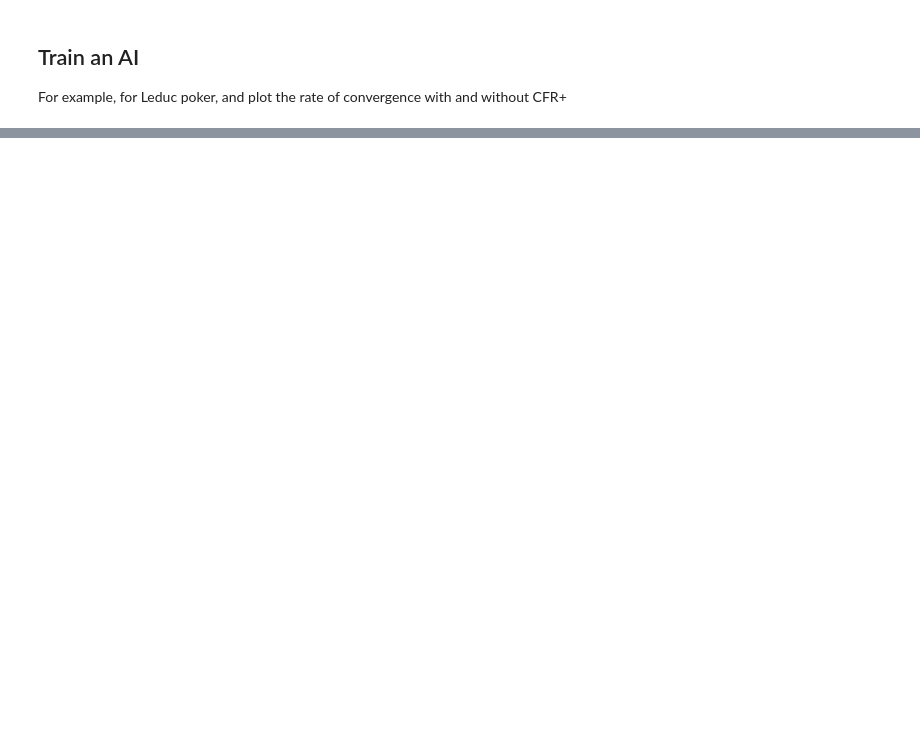
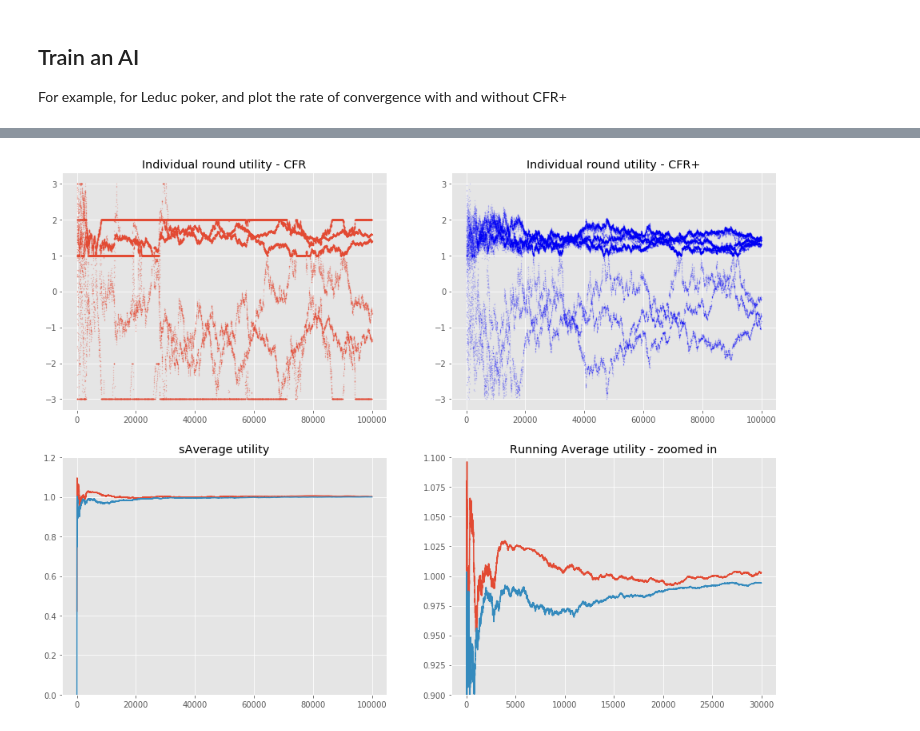
Before and after one commit to guydav/minerva, a Jupyter notebook: cs152/final/games/CFR_examples.ipynb, the cells around one changed output, grey strips where cells are left out. Drawn from its saved outputs; the diff is of its cells as text; code cells hidden in the pictures; blank space fills up the shorter version.

```diff
--- a/cs152/final/games/CFR_examples.ipynb
+++ b/cs152/final/games/CFR_examples.ipynb
@@ -123,11 +107,11 @@ plt.show()
 # %%
 fig = plt.figure(figsize=(16, 12))
-gs = gridspec.GridSpec(2, 2, hspace=0.1)
+gs = gridspec.GridSpec(2, 2, hspace=0.2)
 
 
 top_left_ax = plt.subplot(gs[0, 0])
 top_left_ax.scatter(range(1, TRAIN_ROUNDS + 1),
-                    l_cfr_plus_trainer.utility_history,
+                    l_trainer.utility_history,
                     label='Regular CFR', alpha=0.2, s=1)
 top_left_ax.set_title('Individual round utility - CFR')
 
@@ -140,35 +124,38 @@ top_right_ax.set_title('Individual round utility - CFR+')
 def running_average(data):
     avg = [data[0]]
     for i, d in enumerate(data):
         if i == 0:
             continue
 
         avg.append((avg[-1] * i + d) / (i + 1))
 
     return avg
 
-regular_running_average = running_average(ace_deuce_trainer.utility_history)
-cfr_plus_running_average = running_average(ace_deuce_cfr_plus_trainer.utility_history)
+regular_running_average = running_average(l_trainer.utility_history)
+cfr_plus_running_average = running_average(l_cfr_plus_trainer.utility_history)
 
 bottom_left_ax = plt.subplot(gs[1, 0])
 bottom_left_ax.plot(range(1, TRAIN_ROUNDS + 1),
                     regular_running_average,
                     label='Regular CFR')
 bottom_left_ax.plot(range(1, TRAIN_ROUNDS + 1),
                     cfr_plus_running_average,
                     label='CFR+')
-bottom_left_ax.set_title('Average utility')
+bottom_left_ax.set_title('sAverage utility')
+bottom_left_ax.set_ylim((0, 1.2))
 
-ZOOMED_MAX = int(4e4)
+ZOOMED_MAX = int(3e4)
 
 bottom_right_ax = plt.subplot(gs[1, 1])
 bottom_right_ax.plot(range(1, ZOOMED_MAX + 1),
                     regular_running_average[:ZOOMED_MAX],
                     label='Regular CFR')
 bottom_right_ax.plot(range(1, ZOOMED_MAX + 1),
                     cfr_plus_running_average[:ZOOMED_MAX],
                     label='CFR+')
 bottom_right_ax.set_title('Running Average utility - zoomed in')
-bottom_right_ax.set_ylim((0, 0.75))
+bottom_right_ax.set_ylim((0.9, 1.1))
 
 plt.show()
+# %% [output]
+[figure, added]
```
Also changed, not shown: parts of 7 cells of this notebook.
